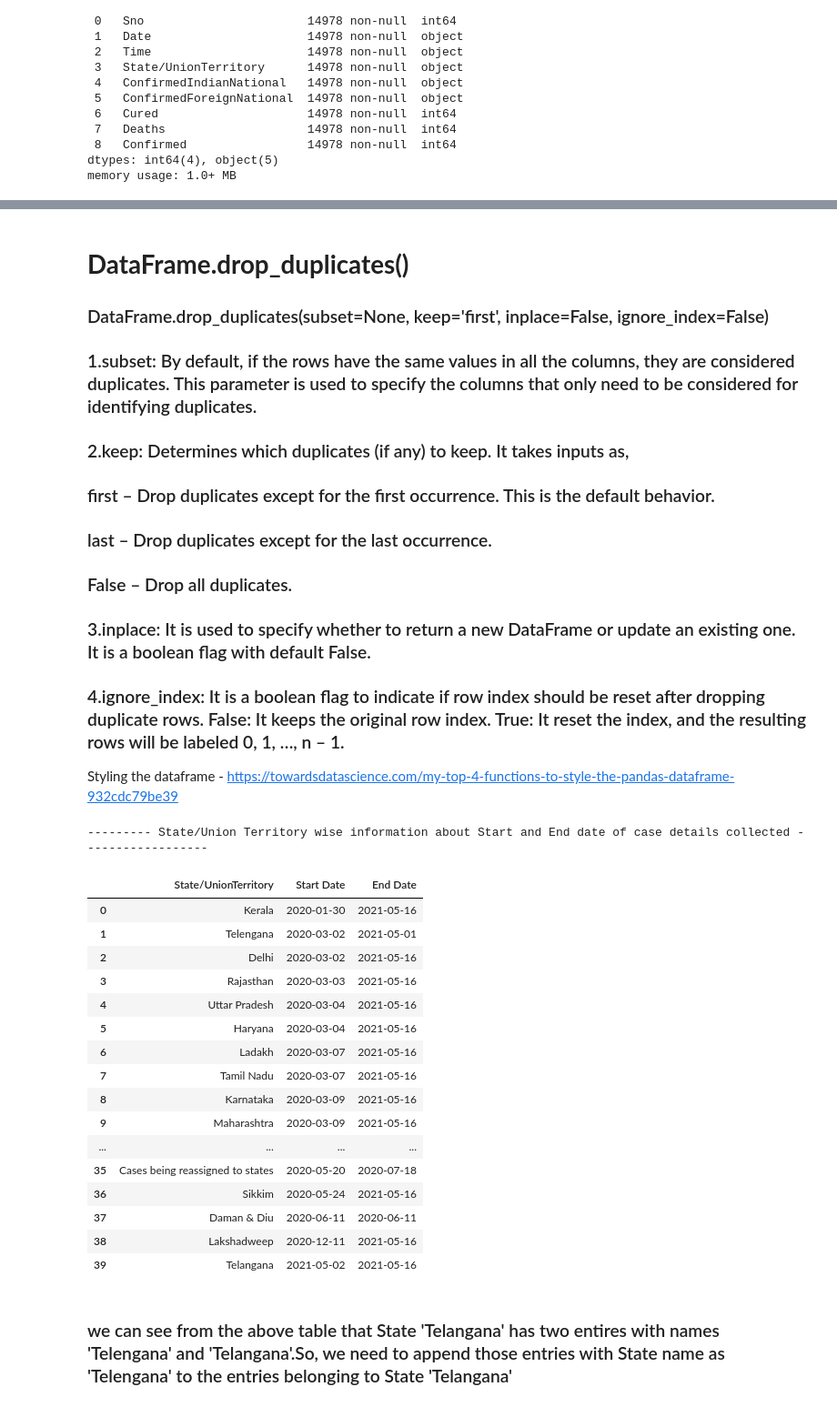
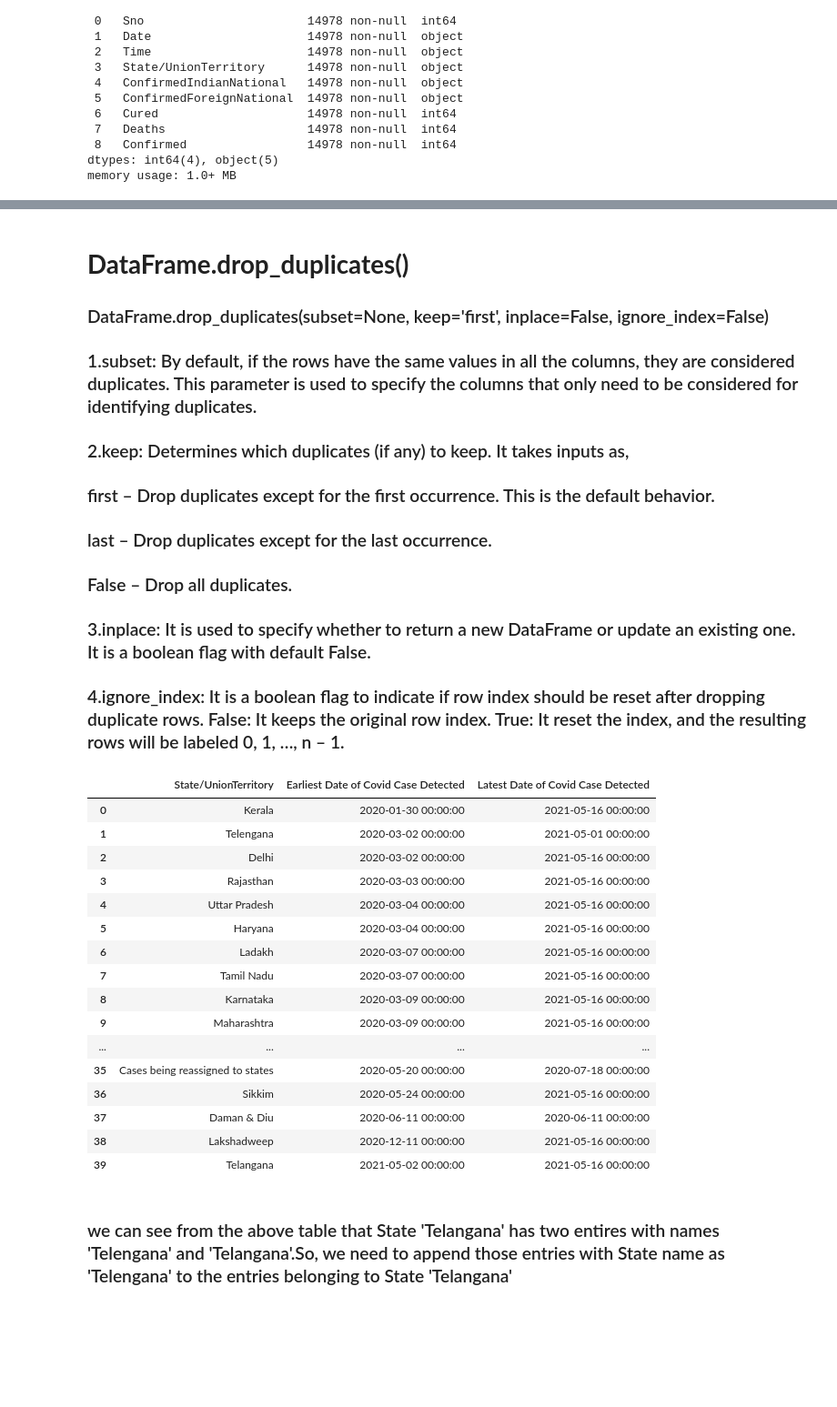
Before and after one commit to PersistingSoulV/COVID19-INDIA-Exploratory-Analysis, a Jupyter notebook: CVOID19_Exploratory_Analysis_on_INDIA.ipynb, the cells around one changed output, grey strips where cells are left out. Shown at 91% size. Drawn from its saved outputs; the diff is of its cells as text; code cells hidden in the pictures; blank space fills up the shorter version.

Commit message:
Analysis on COVID19 cases

```diff
--- a/CVOID19_Exploratory_Analysis_on_INDIA.ipynb
+++ b/CVOID19_Exploratory_Analysis_on_INDIA.ipynb
@@ -119,43 +60,43 @@ memory usage: 624.5+ KB
 ### False – Drop all duplicates.
 ### 3.inplace: It is used to specify whether to return a new DataFrame or update an existing one. It is a boolean flag with default False.
 ### 4.ignore_index: It is a boolean flag to indicate if row index should be reset after dropping duplicate rows. False: It keeps the original row index. True: It reset the index, and the resulting rows will be labeled 0, 1, …, n – 1.
-
-Styling the dataframe - https://towardsdatascience.com/my-top-4-functions-to-style-the-pandas-dataframe-932cdc79be39
+# %%
+def stylingSpecificCell(x,rowIDX,colIDX,colours):
+  df_styler = pd.DataFrame('',index=x.index,columns=x.columns)
+  for i in range(len(rowIDX)):
+    color = 'background-color: {0}; color: white'.format(colours[i])
+    df_styler.iloc[rowIDX[i],colIDX] = color
+  return df_styler
 # %%
 import datetime as datetime
-import qgrid
 
 
 covid19_cases_India['Date'] = covid19_cases_India['Date'].astype('datetime64[ns]')
-#print("Start Date is {0}th {1},{2}".format(covid19_cases_India.Date.min().day,covid19_cases_India.Date.min().month_name(),covid19_cases_India.Date.min().year))
-#print("End Date: is {0}th {1},{2}".format(covid19_cases_India.Date.max().day,covid19_cases_India.Date.max().month_name(),covid19_cases_India.Date.max().year))
 
-covid19_cases_India['Start Date'] = covid19_cases_India['Date'].groupby(by=covid19_cases_India['State/UnionTerritory']).transform('min')
-covid19_cases_India['End Date'] = covid19_cases_India['Date'].groupby(by=covid19_cases_India['State/UnionTerritory']).transform('max')
-print("--------- State/Union Territory wise information about Start and End date of case details collected ------------------")
-unique_list = covid19_cases_India[['State/UnionTerritory','Start Date','End Date']]
+covid19_cases_India['Earliest Date of Covid Case Detected'] = covid19_cases_India['Date'].groupby(by=covid19_cases_India['State/UnionTerritory']).transform('min')
+covid19_cases_India['Latest Date of Covid Case Detected'] = covid19_cases_India['Date'].groupby(by=covid19_cases_India['State/UnionTerritory']).transform('max')
+#print("--------- State/Union Territory wise information about Start and End date of case details collected ------------------")
+unique_list = covid19_cases_India[['State/UnionTerritory','Earliest Date of Covid Case Detected','Latest Date of Covid Case Detected']]
 unique_list = unique_list.drop_duplicates(ignore_index=True)
-#unique_list = unique_list.style.hide_index()
-#nique_list = qgrid.show_grid(unique_list)
+unique_list = unique_list.style.apply(stylingSpecificCell,rowIDX=[1,39],colIDX = 0,colours=['red','green'],axis=None)
 unique_list
 # %% [output]
---------- State/Union Territory wise information about Start and End date of case details collected ------------------
-|  | State/UnionTerritory | Start Date | End Date |
-| 0 | Kerala | 2020-01-30 | 2021-05-16 |
-| 1 | Telengana | 2020-03-02 | 2021-05-01 |
-| 2 | Delhi | 2020-03-02 | 2021-05-16 |
-| 3 | Rajasthan | 2020-03-03 | 2021-05-16 |
-| 4 | Uttar Pradesh | 2020-03-04 | 2021-05-16 |
-| 5 | Haryana | 2020-03-04 | 2021-05-16 |
-| 6 | Ladakh | 2020-03-07 | 2021-05-16 |
-| 7 | Tamil Nadu | 2020-03-07 | 2021-05-16 |
-| 8 | Karnataka | 2020-03-09 | 2021-05-16 |
-| 9 | Maharashtra | 2020-03-09 | 2021-05-16 |
+|  | State/UnionTerritory | Earliest Date of Covid Case Detected | Latest Date of Covid Case Detected |
+| 0 | Kerala | 2020-01-30 00:00:00 | 2021-05-16 00:00:00 |
+| 1 | Telengana | 2020-03-02 00:00:00 | 2021-05-01 00:00:00 |
+| 2 | Delhi | 2020-03-02 00:00:00 | 2021-05-16 00:00:00 |
+| 3 | Rajasthan | 2020-03-03 00:00:00 | 2021-05-16 00:00:00 |
+| 4 | Uttar Pradesh | 2020-03-04 00:00:00 | 2021-05-16 00:00:00 |
+| 5 | Haryana | 2020-03-04 00:00:00 | 2021-05-16 00:00:00 |
+| 6 | Ladakh | 2020-03-07 00:00:00 | 2021-05-16 00:00:00 |
+| 7 | Tamil Nadu | 2020-03-07 00:00:00 | 2021-05-16 00:00:00 |
+| 8 | Karnataka | 2020-03-09 00:00:00 | 2021-05-16 00:00:00 |
+| 9 | Maharashtra | 2020-03-09 00:00:00 | 2021-05-16 00:00:00 |
 | ... | ... | ... | ... |
-| 35 | Cases being reassigned to states | 2020-05-20 | 2020-07-18 |
-| 36 | Sikkim | 2020-05-24 | 2021-05-16 |
-| 37 | Daman & Diu | 2020-06-11 | 2020-06-11 |
-| 38 | Lakshadweep | 2020-12-11 | 2021-05-16 |
-| 39 | Telangana | 2021-05-02 | 2021-05-16 |
+| 35 | Cases being reassigned to states | 2020-05-20 00:00:00 | 2020-07-18 00:00:00 |
+| 36 | Sikkim | 2020-05-24 00:00:00 | 2021-05-16 00:00:00 |
+| 37 | Daman & Diu | 2020-06-11 00:00:00 | 2020-06-11 00:00:00 |
+| 38 | Lakshadweep | 2020-12-11 00:00:00 | 2021-05-16 00:00:00 |
+| 39 | Telangana | 2021-05-02 00:00:00 | 2021-05-16 00:00:00 |
 # %% [markdown]
 ### we can see from the above table that State 'Telangana' has two entires with names 'Telengana' and 'Telangana'.So, we need to append those entries with State name as 'Telengana' to the entries belonging to State 'Telangana'
```
Also changed, not shown: parts of 18 cells of this notebook.
